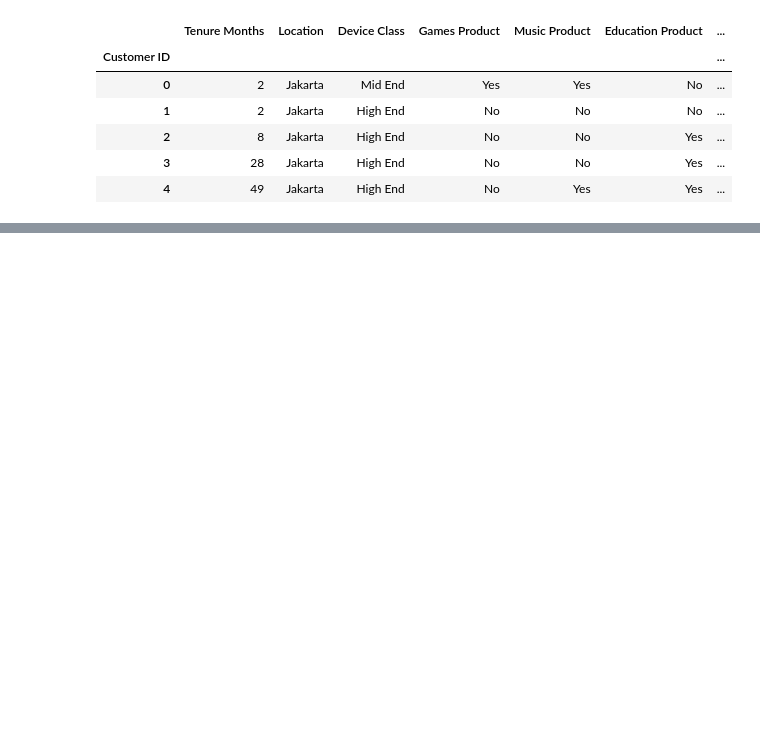
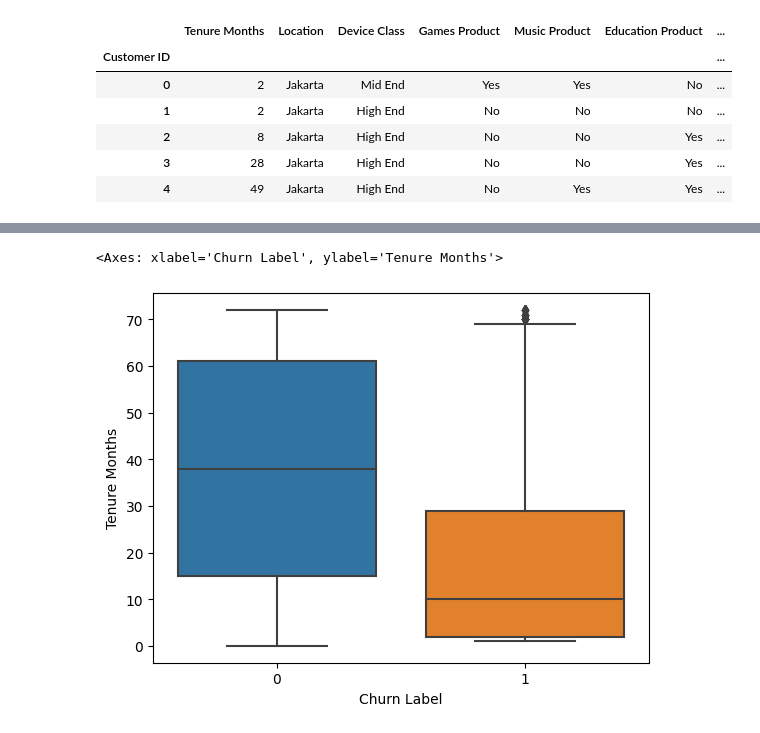
Before and after one commit to sntdshrly/dsw2023, a Jupyter notebook: dsw2023.ipynb, the cells around one changed output, grey strips where cells are left out. Cells and saved outputs as stored; diff of their text form; code cells hidden in the pictures; blank space fills up the shorter version.

```diff
--- a/dsw2023.ipynb
+++ b/dsw2023.ipynb
@@ -37,0 +268,5 @@ dataframe.head()
+# %%
+sns.boxplot(data= df, x=y_encoded, y=df["Tenure Months"])
+# %% [output]
+<Axes: xlabel='Churn Label', ylabel='Tenure Months'>
+[figure, added]
```
Also changed, not shown: parts of 61 cells of this notebook.
